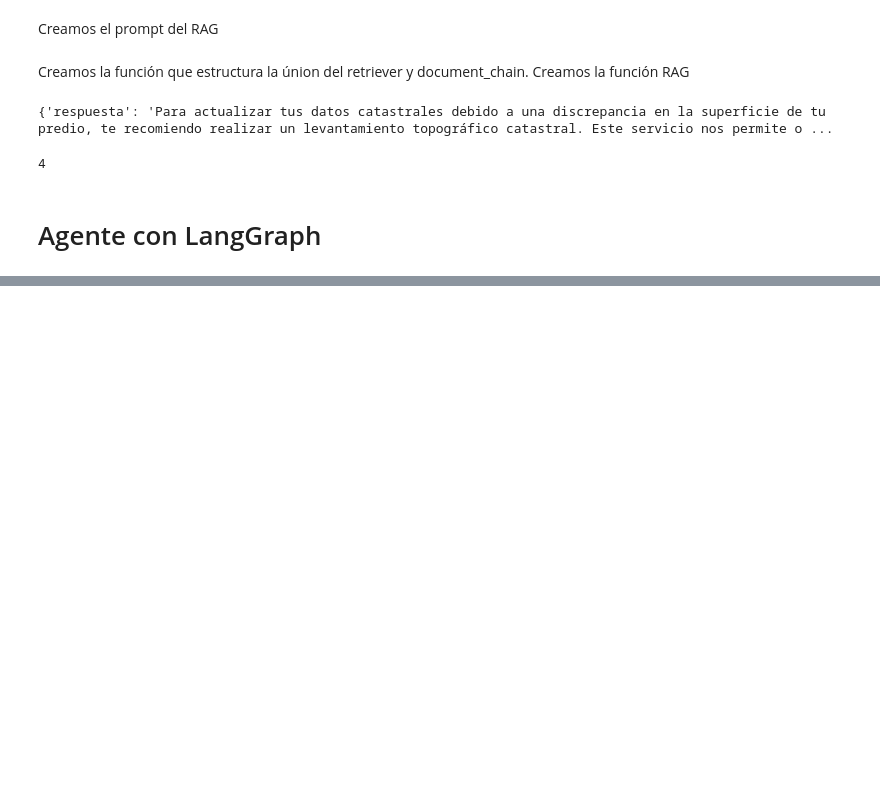
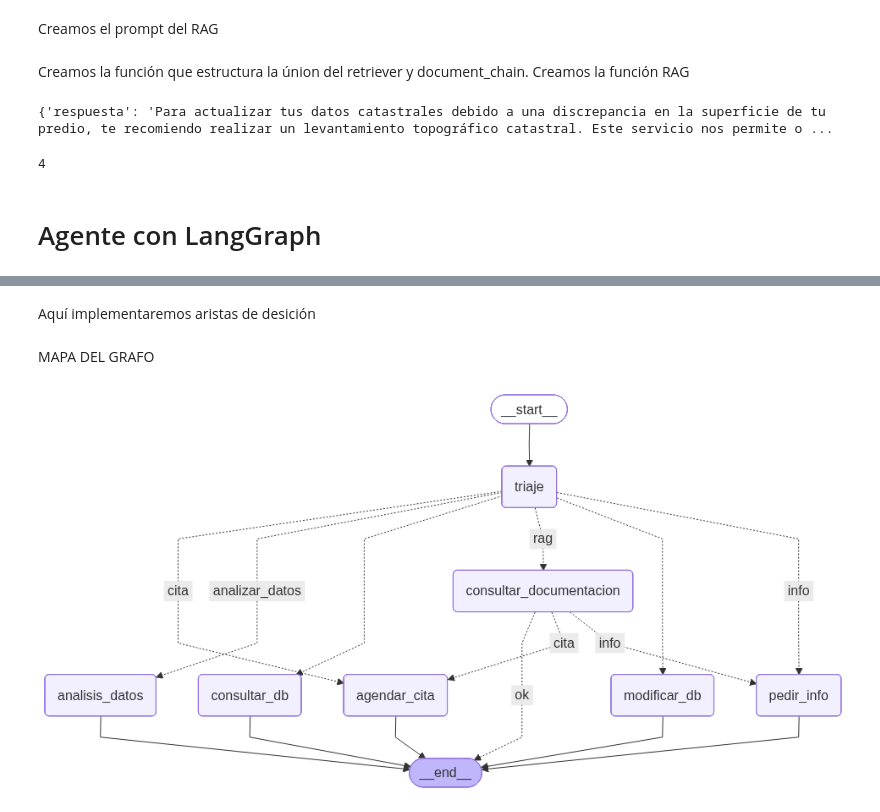
Before and after one commit to imannolM/agente-topo, a Jupyter notebook: agente_topo.ipynb, the cells around one changed output, grey strips where cells are left out. Drawn from its saved outputs; the diff is of its cells as text; code cells hidden in the pictures; blank space fills up the shorter version.

```diff
--- a/agente_topo.ipynb
+++ b/agente_topo.ipynb
@@ -253,0 +522,2 @@ def nodo_consultar_documentacion(state: AgentState) -> AgentState:
+# %% [markdown]
+Aquí implementaremos aristas de desición
@@ -253,0 +548,23 @@ def nodo_consultar_documentacion(state: AgentState) -> AgentState:
+# %%
+def arista_decision_rag(state: AgentState) -> str:
+    print("📝 Decidiendo el flujo después del nodo 'consultar_documentacion' (RAG)...")
+
+    # Suponiendo que tu nodo de documentación guarda un flag 'rag_exito'
+    if state.get("rag_exito"):
+        print("RAG exitoso, finalizando el flujo.")
+        return "ok"
+
+    # Palabras clave adaptadas al contexto inmobiliario/topográfico de Terrenos TOPO
+    KEYWORDS_AGENDAR_CITA = [
+        "aprobacion", "aprobar", "excepcion", "liberacion", "autorizacion",
+        "autorizar", "levantamiento", "deslinde", "firma de contrato", "asesor"
+    ]
+
+    if any(keyword in state["pregunta"].lower() for keyword in KEYWORDS_AGENDAR_CITA):
+        print("El RAG no bastó, pero detectamos intención de cita presencial o técnica.")
+        return "cita"
+
+    print("El RAG no encontró respuesta suficiente; solicitando aclaraciones al usuario.")
+    return "info"
+# %% [markdown]
+MAPA DEL GRAFO
@@ -253,0 +622,7 @@ def nodo_consultar_documentacion(state: AgentState) -> AgentState:
+# %%
+from IPython.display import display, Image
+
+graph_bytes = app.get_graph().draw_mermaid_png()
+display(Image(graph_bytes))
+# %% [output]
+[figure, added]
```
Also changed, not shown: parts of 11 cells of this notebook.
